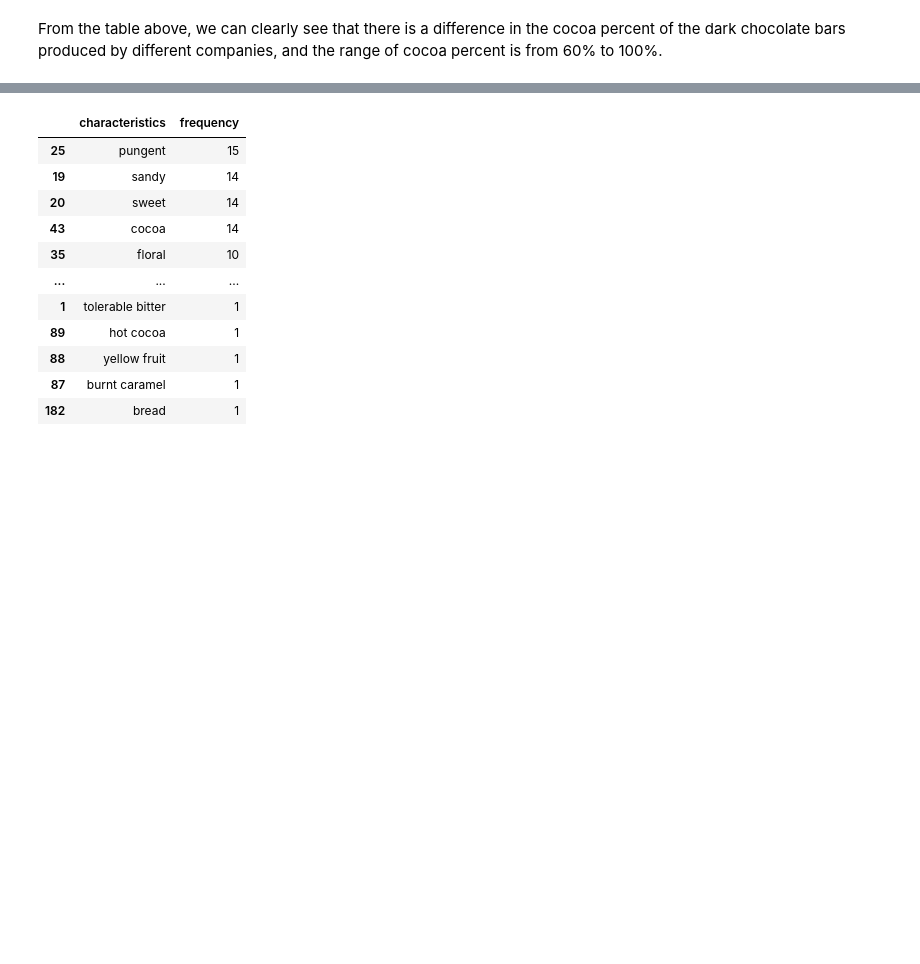
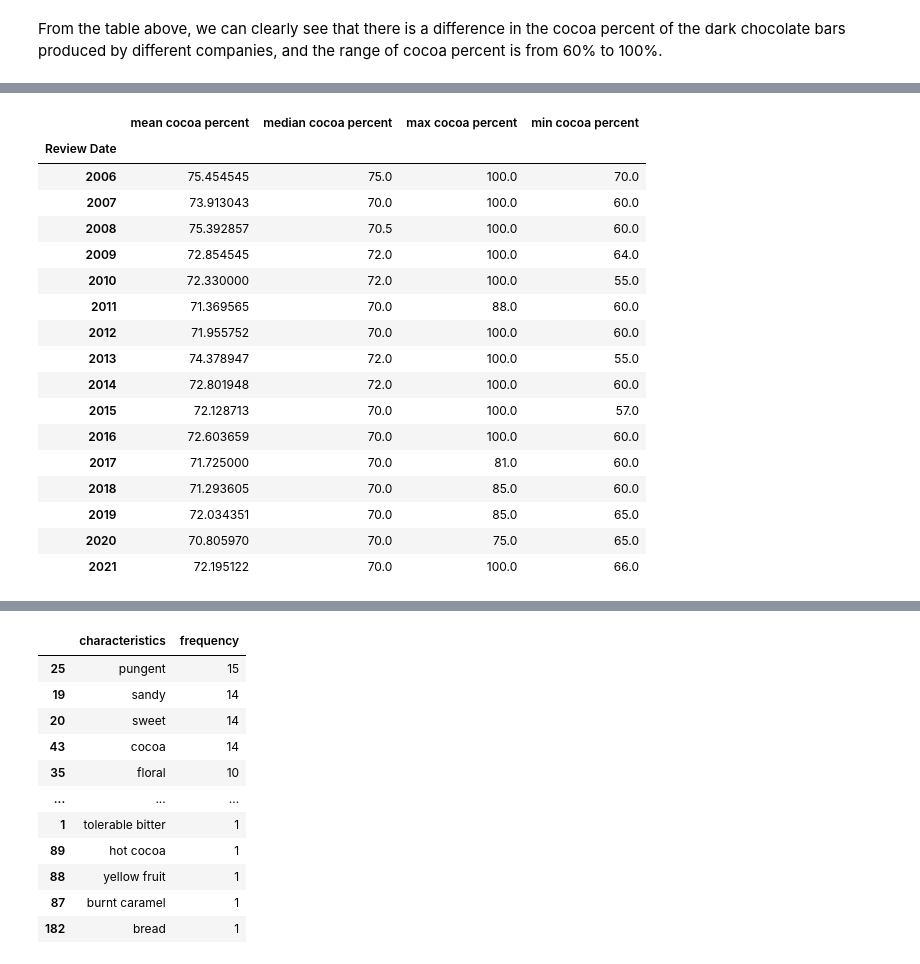
Before and after one commit to UCB-stat-159-s22/hw07-Group22, a Jupyter notebook: runting.ipynb, the cells around one changed output, grey strips where cells are left out. Cells and saved outputs as stored; diff of their text form; code cells hidden in the pictures; blank space fills up the shorter version.

```diff
--- a/runting.ipynb
+++ b/runting.ipynb
@@ -61,9 +66,24 @@ From the table above, we can clearly see that there is a difference in the cocoa
 # %%
-lst = []
-for i in chocolate["Cocoa Percent"].tolist():
-    lst.append(float(re.sub('%', '', i)))
-lst
-chocolate['percent_mean'] = lst
-chocolate['percent_median'] = lst
-
-company_cocoa_percent = chocolate.groupby('Review Date').agg({'percent_mean':'mean', 'percent_median':'median'})
+year_cocoa_percent = chocolate.groupby('Review Date').agg({'mean cocoa percent':'mean', 'median cocoa percent':'median',
+                                                                        'max cocoa percent':'max', 'min cocoa percent':'min'})
+year_cocoa_percent
+#year_cocoa_percent.to_csv('tables/year_cocoa_percent.csv')
+# %% [output]
+|  | mean cocoa percent | median cocoa percent | max cocoa percent | min cocoa percent |
+| Review Date |  |  |  |  |
+| 2006 | 75.454545 | 75.0 | 100.0 | 70.0 |
+| 2007 | 73.913043 | 70.0 | 100.0 | 60.0 |
+| 2008 | 75.392857 | 70.5 | 100.0 | 60.0 |
+| 2009 | 72.854545 | 72.0 | 100.0 | 64.0 |
+| 2010 | 72.330000 | 72.0 | 100.0 | 55.0 |
+| 2011 | 71.369565 | 70.0 | 88.0 | 60.0 |
+| 2012 | 71.955752 | 70.0 | 100.0 | 60.0 |
+| 2013 | 74.378947 | 72.0 | 100.0 | 55.0 |
+| 2014 | 72.801948 | 72.0 | 100.0 | 60.0 |
+| 2015 | 72.128713 | 70.0 | 100.0 | 57.0 |
+| 2016 | 72.603659 | 70.0 | 100.0 | 60.0 |
+| 2017 | 71.725000 | 70.0 | 81.0 | 60.0 |
+| 2018 | 71.293605 | 70.0 | 85.0 | 60.0 |
+| 2019 | 72.034351 | 70.0 | 85.0 | 65.0 |
+| 2020 | 70.805970 | 70.0 | 75.0 | 65.0 |
+| 2021 | 72.195122 | 70.0 | 100.0 | 66.0 |
```
Also changed, not shown: parts of 4 cells of this notebook, 1 other file.
